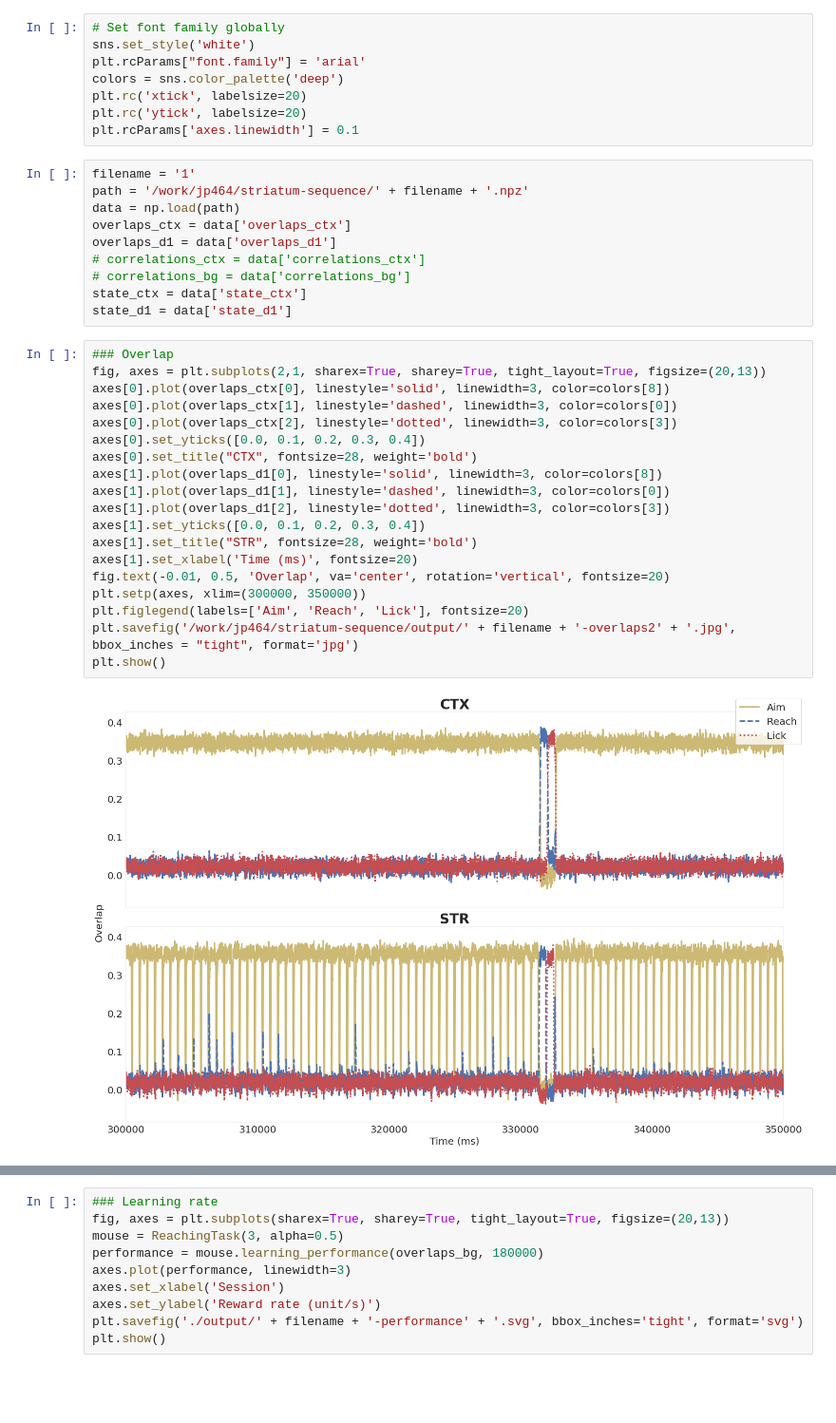
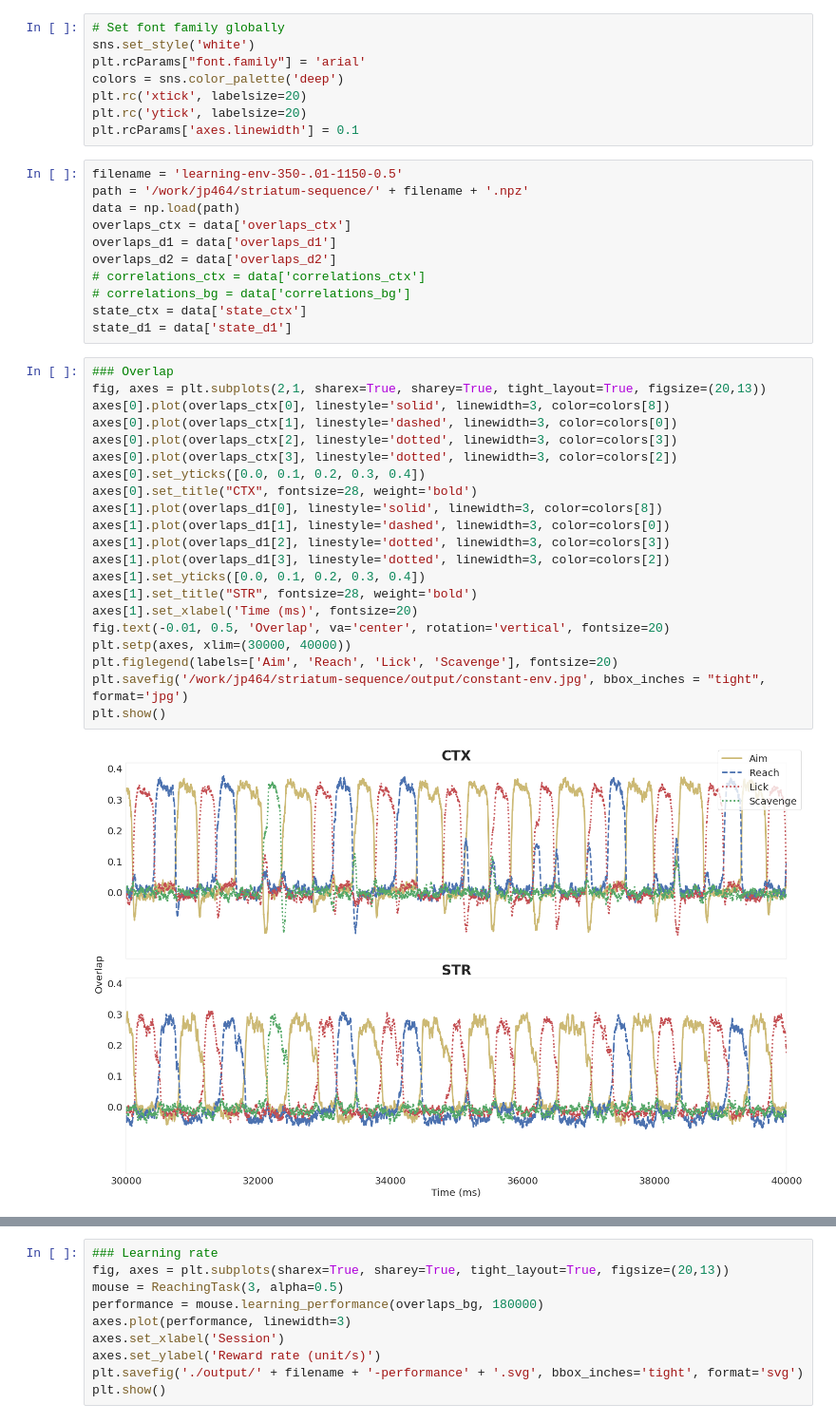
Before and after one commit to jp464/striatal-sequence, a Jupyter notebook: figures/article/1/figure.ipynb, the cells around one changed output, grey strips where cells are left out. Shown at 95% size. Saved outputs shown, nothing was run; the diff lists cells and outputs as text; blank space fills up the shorter version.

Commit message:
environmental-variable pre learning

```diff
--- a/figures/article/1/figure.ipynb
+++ b/figures/article/1/figure.ipynb
@@ -18,11 +18,12 @@ plt.rc('xtick', labelsize=20)
 plt.rc('ytick', labelsize=20)
 plt.rcParams['axes.linewidth'] = 0.1
 # %%
-filename = '1'
+filename = 'learning-env-350-.01-1150-0.5'
 path = '/work/jp464/striatum-sequence/' + filename + '.npz'
 data = np.load(path)
 overlaps_ctx = data['overlaps_ctx']
 overlaps_d1 = data['overlaps_d1']
+overlaps_d2 = data['overlaps_d2']
 # correlations_ctx = data['correlations_ctx']
 # correlations_bg = data['correlations_bg']
 state_ctx = data['state_ctx']
@@ -30,24 +31,26 @@ state_d1 = data['state_d1']
 # %%
 ### Overlap
 fig, axes = plt.subplots(2,1, sharex=True, sharey=True, tight_layout=True, figsize=(20,13))
 axes[0].plot(overlaps_ctx[0], linestyle='solid', linewidth=3, color=colors[8])
 axes[0].plot(overlaps_ctx[1], linestyle='dashed', linewidth=3, color=colors[0])
 axes[0].plot(overlaps_ctx[2], linestyle='dotted', linewidth=3, color=colors[3])
+axes[0].plot(overlaps_ctx[3], linestyle='dotted', linewidth=3, color=colors[2])
 axes[0].set_yticks([0.0, 0.1, 0.2, 0.3, 0.4])
 axes[0].set_title("CTX", fontsize=28, weight='bold')
 axes[1].plot(overlaps_d1[0], linestyle='solid', linewidth=3, color=colors[8])
 axes[1].plot(overlaps_d1[1], linestyle='dashed', linewidth=3, color=colors[0])
 axes[1].plot(overlaps_d1[2], linestyle='dotted', linewidth=3, color=colors[3])
+axes[1].plot(overlaps_d1[3], linestyle='dotted', linewidth=3, color=colors[2])
 axes[1].set_yticks([0.0, 0.1, 0.2, 0.3, 0.4])
 axes[1].set_title("STR", fontsize=28, weight='bold')
 axes[1].set_xlabel('Time (ms)', fontsize=20)
 fig.text(-0.01, 0.5, 'Overlap', va='center', rotation='vertical', fontsize=20)
-plt.setp(axes, xlim=(300000, 350000))
-plt.figlegend(labels=['Aim', 'Reach', 'Lick'], fontsize=20)
-plt.savefig('/work/jp464/striatum-sequence/output/' + filename + '-overlaps2' + '.jpg', bbox_inches = "tight", format='jpg')
+plt.setp(axes, xlim=(30000, 40000))
+plt.figlegend(labels=['Aim', 'Reach', 'Lick', 'Scavenge'], fontsize=20)
+plt.savefig('/work/jp464/striatum-sequence/output/constant-env.jpg', bbox_inches = "tight", format='jpg')
 plt.show()
 # %% [output]
-[figure, old version]
+[figure, new version]
 # %%
 ### Raster plot
 fig, axes = plt.subplots(sharex=True, sharey=True, tight_layout=True, figsize=(20,13))
```
Also changed, not shown: parts of 1 cell of this notebook, 17 other files.
